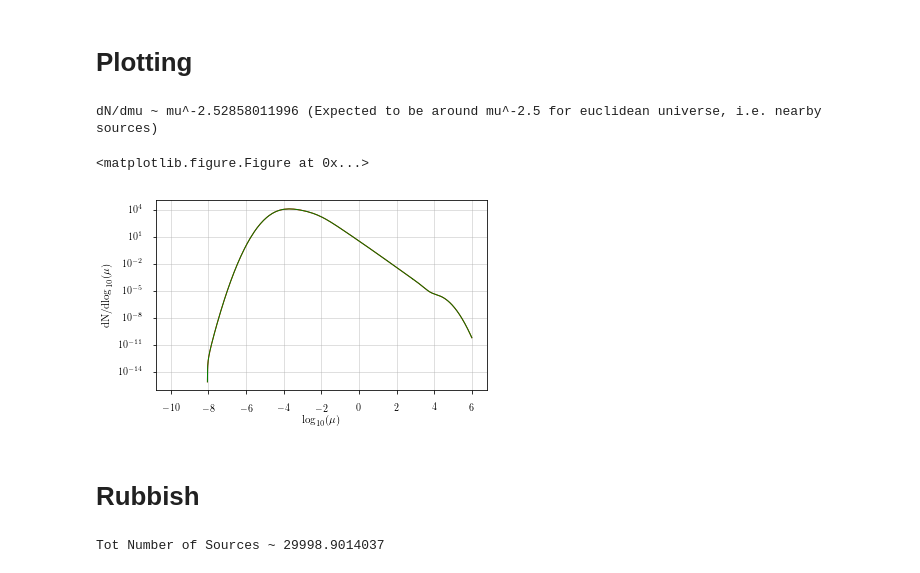
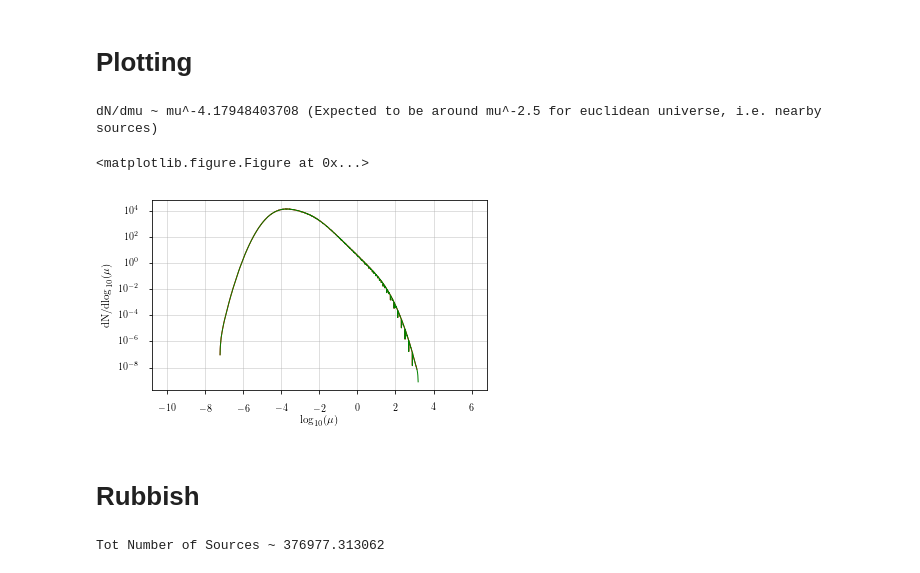
Before and after one commit to tglauch/SourceUniverse, a Jupyter notebook: SourceUniverse.ipynb, the cells around one changed output. Cells and saved outputs as stored; diff of their text form; code cells hidden in the pictures.

Commit message:
Some Plots and Comments

```diff
--- a/SourceUniverse.ipynb
+++ b/SourceUniverse.ipynb
@@ -72,11 +73,11 @@ LF = lambda z, logL:density*HopkinsBeacom2006StarFormationRate(z)/Hopkins_norm*\
 logMu_range=[-10,6]        # expected range in log mu,
 N_Mu_bins=2000             # number of bins for log nu histogram
 
-z_limits = [0.001, 6.]     # Redshift limits
-nzbins=2000                 # number of z bins
+z_limits = [0.04, 7.]     # Redshift limits
+nzbins=600                 # number of z bins
 
-Lum_limits = [1e47,1e55]   # Luminosity limits
-nLbins=2000                 # number of logLuminosity bins
+Lum_limits = [1e48,1e53]   # Luminosity limits
+nLbins=600                 # number of logLuminosity bins
 
 # Example 'Time needed for 600x600 bins: 238s'
 # %% [markdown]
@@ -205,30 +244,40 @@ Total number of sources 24172.1821365
 # %% [markdown]
 # Plotting
 # %%
-###########Plotting dN/dmu################
+# Plotting
+
 dNdlogmu=np.array(Count_array)/dlogmu
 fig, ax = newfig(0.9)
 ax.semilogy(logMu_array, dNdlogmu)
+
+##Spline the Histogram
 spl = UnivariateSpline([s for t,s in enumerate(logMu_array) if dNdlogmu[t]>0],
                        [s for s in dNdlogmu if s>0],
                        k=1, s=0)
+
+# Fit Tail
 popt, pcov = curve_fit(lambda x,a,b: a*x+b,
-                       np.linspace(3,4,100),
-                       np.log10(spl(np.linspace(3,4,100))))
+                       np.linspace(1.5,2.5,100),
+                       np.log10(spl(np.linspace(1.5,2.5,100))))
+
 print('dN/dmu ~ mu^{} (Expected to be around mu^-2.5 for euclidean universe, i.e. nearby sources)'.format(popt[0]-1))
+
 ax.semilogy(logMu_array, spl(logMu_array))
 ax.set_xlabel(r'$\log_{10}(\mu)$')
 ax.set_ylabel(r'dN/d$\log_{10}(\mu)$')
+plt.savefig('Source_Count_Distribution.png', dpi=300)
 plt.grid(True)
 plt.show()
 # %% [output]
-dN/dmu ~ mu^-2.52858011996 (Expected to be around mu^-2.5 for euclidean universe, i.e. nearby sources)
+dN/dmu ~ mu^-4.17948403708 (Expected to be around mu^-2.5 for euclidean universe, i.e. nearby sources)
 <matplotlib.figure.Figure at 0x...>
-[figure, old version]
+[figure, new version]
 # %% [markdown]
 # Rubbish
 # %%
-n_sou = scipy.integrate.quad(lambda z: cosmolopy.distance.diff_comoving_volume(z, **cosmology), 0, 10)[0]*density
+n_sou = 4*np.pi* \
+        scipy.integrate.quad(lambda z: cosmolopy.distance.diff_comoving_volume(z, **cosmology), 0, 10)[0]*\
+        density
 print 'Tot Number of Sources ~ {}'.format(n_sou)
 # %% [output]
-Tot Number of Sources ~ 29998.9014037
+Tot Number of Sources ~ 376977.313062
```
Also changed, not shown: parts of 5 cells of this notebook.
